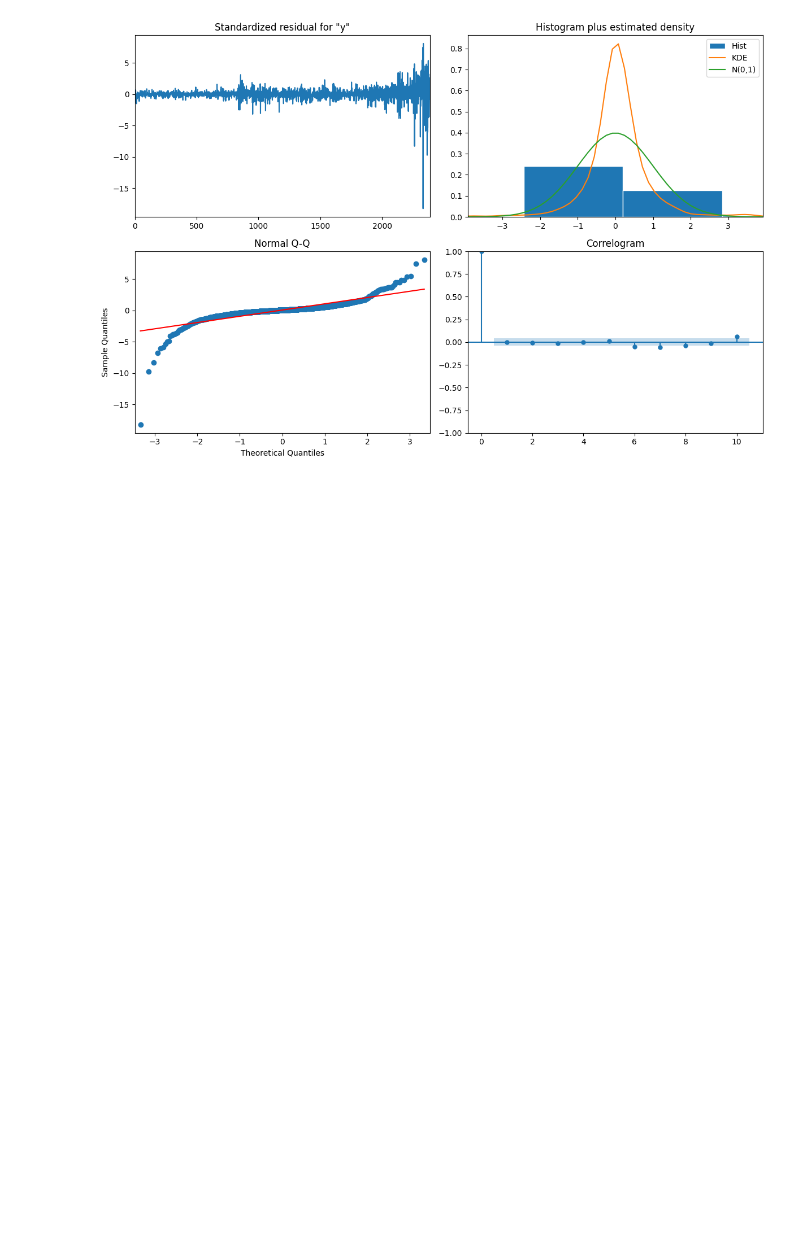
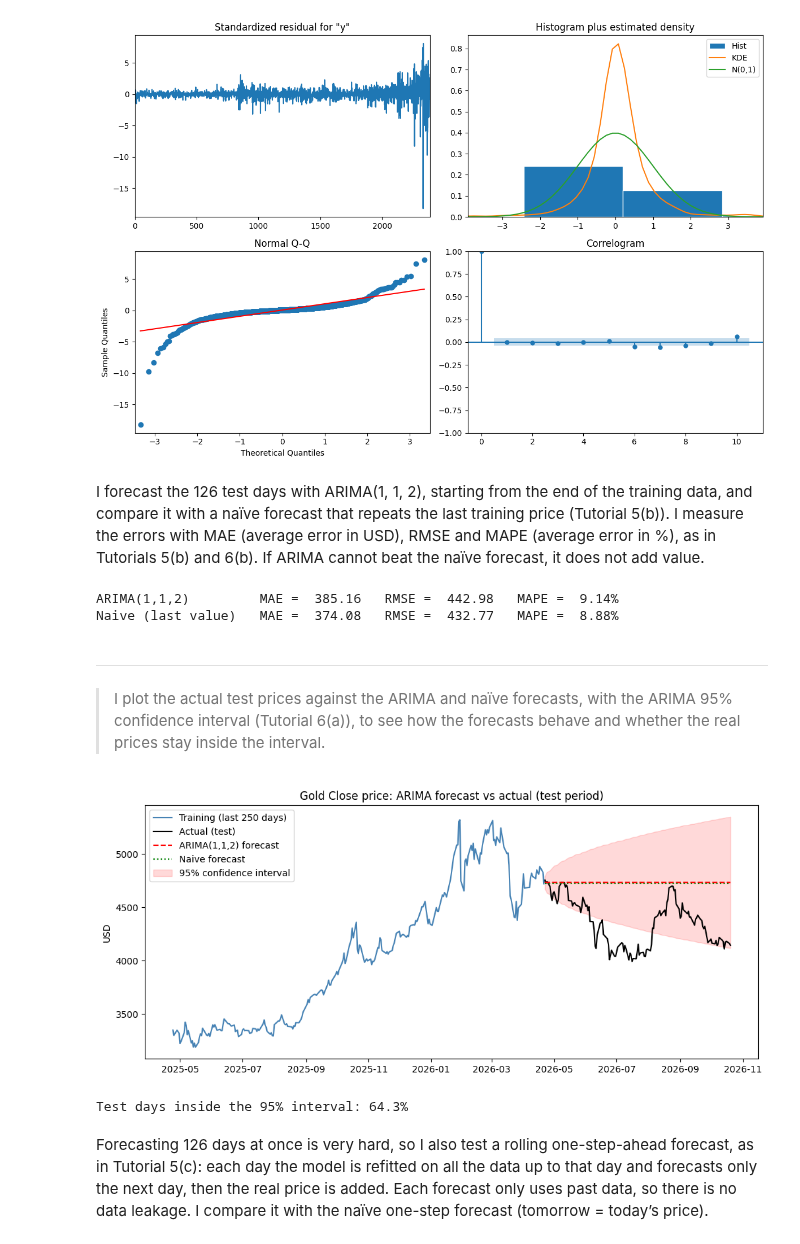
Before and after one commit to ghaflareda-ds/gold_forecast_yahoo_finance, a Jupyter notebook: Gold Forecast.ipynb, the cells around one changed output. Saved outputs shown, nothing was run; the diff lists cells and outputs as text; code cells hidden in the pictures; blank space fills up the shorter version.

Commit message:
time-series

```diff
--- a/Gold Forecast.ipynb
+++ b/Gold Forecast.ipynb
@@ -1078,3 +1078,50 @@ Covariance Type:                  opg
 Warnings:
 [1] Covariance matrix calculated using the outer product of gradients (complex-step).
 [figure]
+# %% [markdown]
+I forecast the 126 test days with ARIMA(1, 1, 2), starting from the end of the training data, and compare it with a naïve forecast that repeats the last training price (Tutorial 5(b)). I measure the errors with MAE (average error in USD), RMSE and MAPE (average error in %), as in Tutorials 5(b) and 6(b). If ARIMA cannot beat the naïve forecast, it does not add value.
+# %%
+from sklearn.metrics import mean_absolute_error, mean_squared_error
+
+# ARIMA forecast for the whole test period, with 95% confidence interval (Tutorial 6(a))
+forecast_result = arima_model.get_forecast(steps=len(test))
+arima_forecast = pd.Series(forecast_result.predicted_mean, index=test.index)
+conf_int = pd.DataFrame(forecast_result.conf_int(alpha=0.05), index=test.index, columns=['lower', 'upper'])
+
+# Naive baseline (Tutorial 5(b)): every test day = last known training price
+naive_forecast = pd.Series(train.iloc[-1], index=test.index)
+
+def mape(actual, predicted):
+    return np.mean(np.abs((actual - predicted) / actual)) * 100
+
+for name, prediction in [('ARIMA(1,1,2)', arima_forecast), ('Naive (last value)', naive_forecast)]:
+    mae = mean_absolute_error(test, prediction)
+    rmse = np.sqrt(mean_squared_error(test, prediction))
+    print(f'{name:<20} MAE = {mae:7.2f}   RMSE = {rmse:7.2f}   MAPE = {mape(test, prediction):5.2f}%')
+# %% [output]
+ARIMA(1,1,2)         MAE =  385.16   RMSE =  442.98   MAPE =  9.14%
+Naive (last value)   MAE =  374.08   RMSE =  432.77   MAPE =  8.88%
+# %% [markdown]
+---
+# %% [markdown]
+> I plot the actual test prices against the ARIMA and naïve forecasts, with the ARIMA 95% confidence interval (Tutorial 6(a)), to see how the forecasts behave and whether the real prices stay inside the interval.
+# %%
+# Actual vs forecast for the test period, with the 95% confidence interval
+plt.figure(figsize=(12, 5))
+plt.plot(train.iloc[-250:], label='Training (last 250 days)', color='steelblue')
+plt.plot(test, label='Actual (test)', color='black')
+plt.plot(arima_forecast, label='ARIMA(1,1,2) forecast', color='red', linestyle='--')
+plt.plot(naive_forecast, label='Naive forecast', color='green', linestyle=':')
+plt.fill_between(test.index, conf_int['lower'], conf_int['upper'], color='red', alpha=0.15, label='95% confidence interval')
+plt.title('Gold Close price: ARIMA forecast vs actual (test period)')
+plt.ylabel('USD')
+plt.legend()
+plt.show()
+
+inside = ((test >= conf_int['lower']) & (test <= conf_int['upper'])).mean()
+print(f'Test days inside the 95% interval: {inside:.1%}')
+# %% [output]
+[figure, added]
+Test days inside the 95% interval: 64.3%
+# %% [markdown]
+Forecasting 126 days at once is very hard, so I also test a rolling one-step-ahead forecast, as in Tutorial 5(c): each day the model is refitted on all the data up to that day and forecasts only the next day, then the real price is added. Each forecast only uses past data, so there is no data leakage. I compare it with the naïve one-step forecast (tomorrow = today’s price).
```
Also changed, not shown: parts of 1 cell of this notebook.
